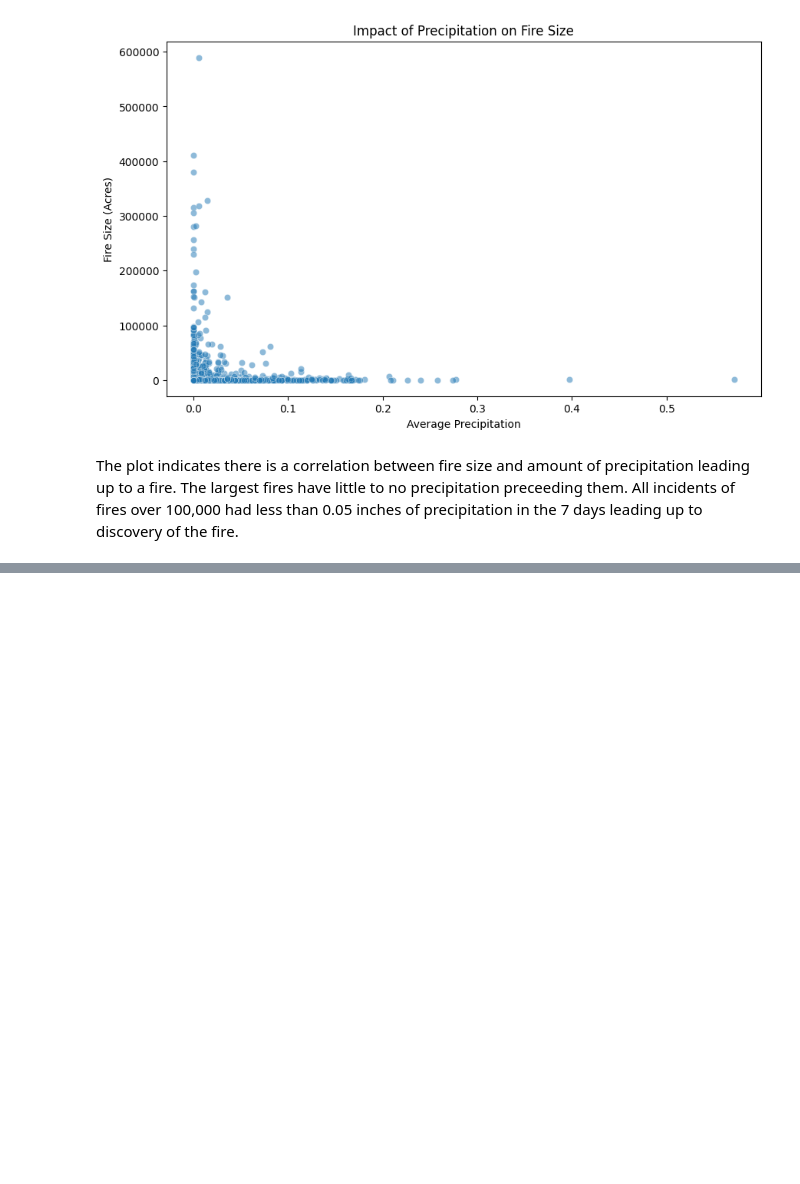
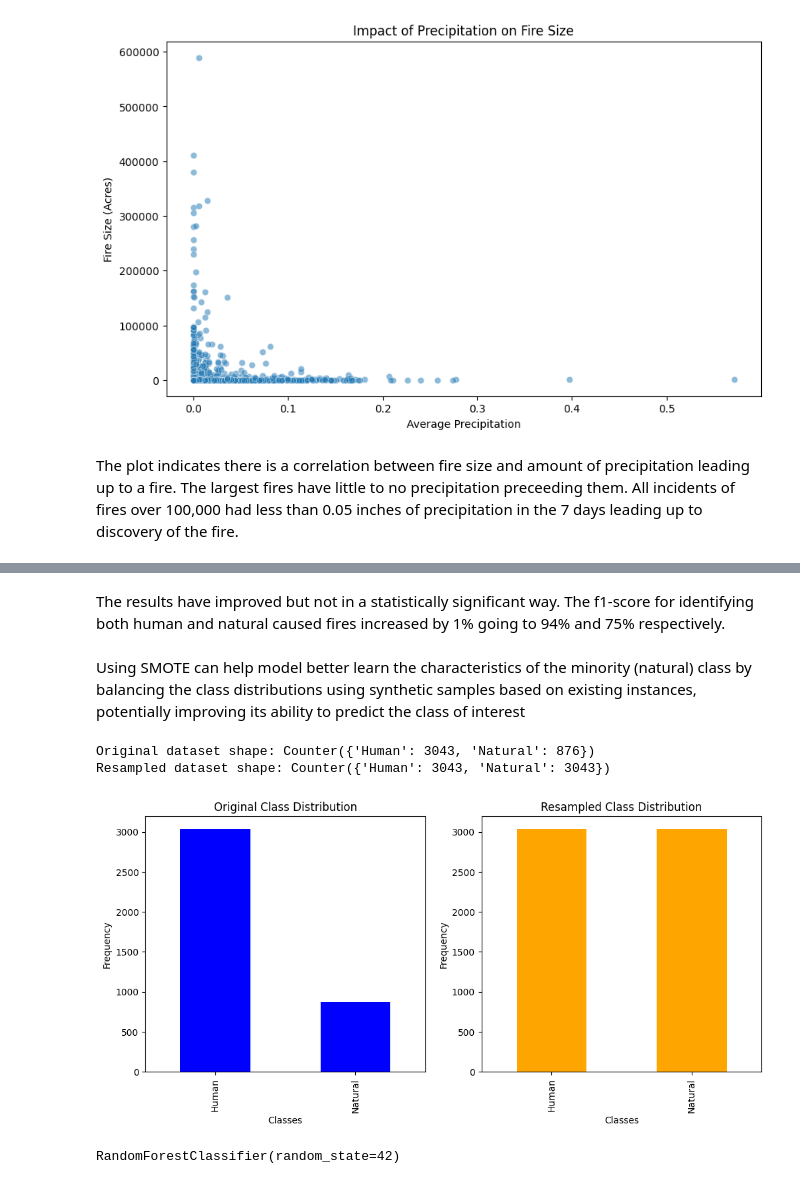
Before and after one commit to briangullen/California_Wildfire_Analysis, a Jupyter notebook: analysis.ipynb, the cells around one changed output, grey strips where cells are left out. Drawn from its saved outputs; the diff is of its cells as text; code cells hidden in the pictures; blank space fills up the shorter version.

```diff
--- a/analysis.ipynb
+++ b/analysis.ipynb
@@ -460,0 +777,12 @@ interactive_map_ca.show()
+# %%
+# Update model with best parameters
+
+best_rf_model = RandomForestClassifier(
+    n_estimators=best_params['n_estimators'],
+    max_depth=best_params['max_depth'],
+    min_samples_split=best_params['min_samples_split'],
+    random_state=42
+)
+# %%
+# Re-train model
+best_rf_model.fit(X_train, y_train)
@@ -460,0 +816,41 @@ interactive_map_ca.show()
+# %% [markdown]
+The results have improved but not in a statistically significant way. The f1-score for identifying both human and natural caused fires increased by 1% going to 94% and 75% respectively.
+# %% [markdown]
+Using SMOTE can help model better learn the characteristics of the minority (natural) class by balancing the class distributions using synthetic samples based on existing instances, potentially improving its ability to predict the class of interest
+# %%
+smote = SMOTE(random_state=42)
+
+# Apply SMOTE to the training data
+X_resampled, y_resampled = smote.fit_resample(X_train, y_train)
+
+# Check the distribution of the classes after resampling
+print("Original dataset shape:", Counter(y_train))
+print("Resampled dataset shape:", Counter(y_resampled))
+# %% [output]
+Original dataset shape: Counter({'Human': 3043, 'Natural': 876})
+Resampled dataset shape: Counter({'Human': 3043, 'Natural': 3043})
+# %%
+# Plotting original vs resampled class distribution
+fig, ax = plt.subplots(1, 2, figsize=(12, 5))
+
+# Original data
+y_train.value_counts().plot(kind='bar', ax=ax[0], color='blue', title='Original Class Distribution')
+ax[0].set_ylabel('Frequency')
+ax[0].set_xlabel('Classes')
+
+# Resampled data
+y_resampled.value_counts().plot(kind='bar', ax=ax[1], color='orange', title='Resampled Class Distribution')
+ax[1].set_ylabel('Frequency')
+ax[1].set_xlabel('Classes')
+
+plt.show()
+# %% [output]
+[figure, added]
+# %%
+# Initialize the Random Forest Classifier again
+best_rf_model = RandomForestClassifier(n_estimators=100, random_state=42)
+
+# Train the model on the resampled data
+best_rf_model.fit(X_resampled, y_resampled)
+# %% [output]
+RandomForestClassifier(random_state=42)
```
Also changed, not shown: parts of 59 cells of this notebook.
